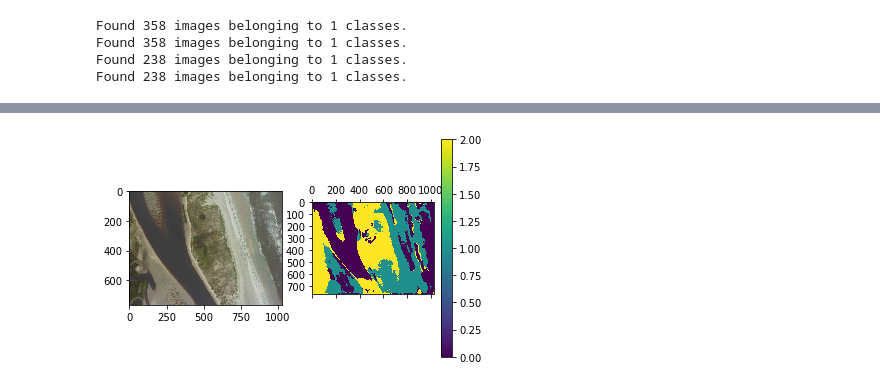
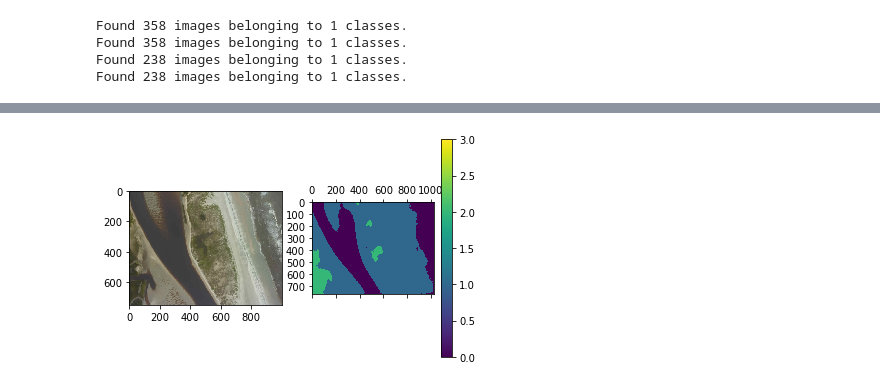
Before and after one commit to ebgoldstein/Coastal_TF_templates, a Jupyter notebook: src/ResUnet_Gym.ipynb, the cells around one changed output, grey strips where cells are left out. Saved outputs shown, nothing was run; the diff lists cells and outputs as text; code cells hidden in the pictures.

Commit message:
gym fns (standardize, iou, lr scheduler)

```diff
--- a/src/ResUnet_Gym.ipynb
+++ b/src/ResUnet_Gym.ipynb
@@ -476,15 +512,32 @@ tf.keras.utils.plot_model(model, to_file='model_plot.png', show_shapes=True, sho
+# %%
+#adapt mean IoU for sparse cat. x-entropy loss
+# https://stackoverflow.com/questions/61824470/dimensions-mismatch-error-when-using-tf-metrics-meaniou-with-sparsecategorical
+
+class UpdatedMeanIoU(tf.keras.metrics.MeanIoU):
+  def __init__(self,
+               y_true=None,
+               y_pred=None,
+               num_classes=None,
+               name=None,
+               dtype=None):
+    super(UpdatedMeanIoU, self).__init__(num_classes = num_classes,name=name, dtype=dtype)
+
+  def update_state(self, y_true, y_pred, sample_weight=None):
+    y_pred = tf.math.argmax(y_pred, axis=-1)
+    return super().update_state(y_true, y_pred, sample_weight)
 # %%
 #we compile the model, set a loss function, and also an optimizer.
 
 model.compile( loss = tf.keras.losses.SparseCategoricalCrossentropy(),
-              optimizer = tf.keras.optimizers.Adam(0.0001))
+              metrics = UpdatedMeanIoU(num_classes=num_classes),
+              optimizer = tf.keras.optimizers.Adam())
 # %%
 # define a callback, which runs during training and does something for us.
 #This one looks at the training loss, and stops the training if the loss does
 #not improve from some number of epochs. Then it reverts to the best version of
 # the model, where loss was lowest
 
-callbacks = tf.keras.callbacks.EarlyStopping(monitor = 'loss',
+EarlyStop = tf.keras.callbacks.EarlyStopping(monitor = 'loss',
                                              patience = 20,
                                              restore_best_weights = True)
 # %%
@@ -497,8 +550,8 @@ callbacks = tf.keras.callbacks.EarlyStopping(monitor = 'loss',
 history = model.fit(train_generator,
                     validation_data = validation_generator,
                     epochs= 100,
-                    workers = 24,
+#                     workers = 24,
                     steps_per_epoch = total_train // batch_size,
                     validation_steps =  total_val // batch_size,
-                    callbacks =[callbacks])
+                    callbacks =[lr_callback, EarlyStop])
 # %% [output]
@@ -531,34 +604,35 @@ plt.show
 #lets look at the model prediction on a single image.
 
 # here is the gdrive path to the image
+#imgp = '../data/segmentation/images/images/C26047791-1_EBG.jpg'
 imgp = '../data/segmentation/images/images/C26047791-3_EBG.jpg'
-#imgp = '../data/segmentation/images/images/C26047791-0_EBG.jpg'
 
 #we pull the image and preprocess it — normalizing and making it a array/tensor
 img = tf.keras.preprocessing.image.load_img(imgp,target_size = imsize)
 img = tf.keras.preprocessing.image.img_to_array(img)
-img = img/255
+#img = img/255
+img = Gym_standardize(img)
 img = np.expand_dims(img,axis=0)
 
 #We use the model to make a prediction on this image
 pred = model.predict(img)
 
 # we use argmax to get the labels for the image (recall the output of the
 # model is a tensor with shape of the image and then a depth equal to the
 # number of classes. this argmax and squeeze are here to collapse that).
 lab = np.argmax(pred.squeeze(),-1)
 
 
 #lets look at the model results and the image
 
 imgUP = matplotlib.image.imread(imgp)
 
 fig, (ax1, ax2) = plt.subplots(1, 2)
-ax1.imshow(img.squeeze())
+ax1.imshow(imgUP.squeeze())
 labels = ax2.matshow(lab)
 cax = fig.colorbar(labels, ax = ax2)
 plt.show()
 
 # water: 0; sand:1; veg : 2; dev : 3
 # %% [output]
-[figure, old version]
+[figure, new version]
```
Also changed, not shown: parts of 12 cells of this notebook.
